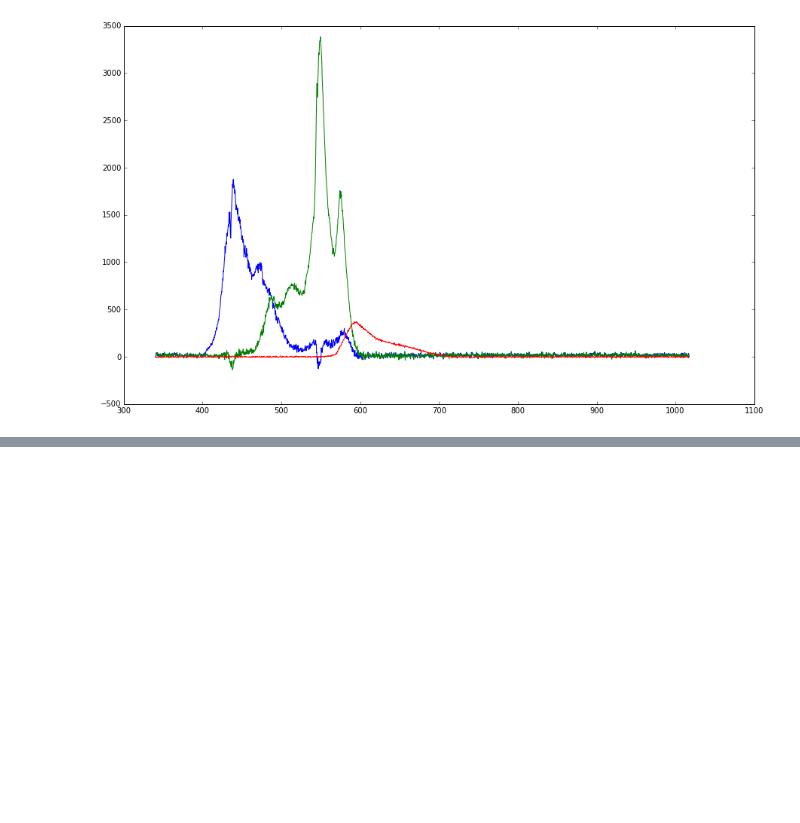
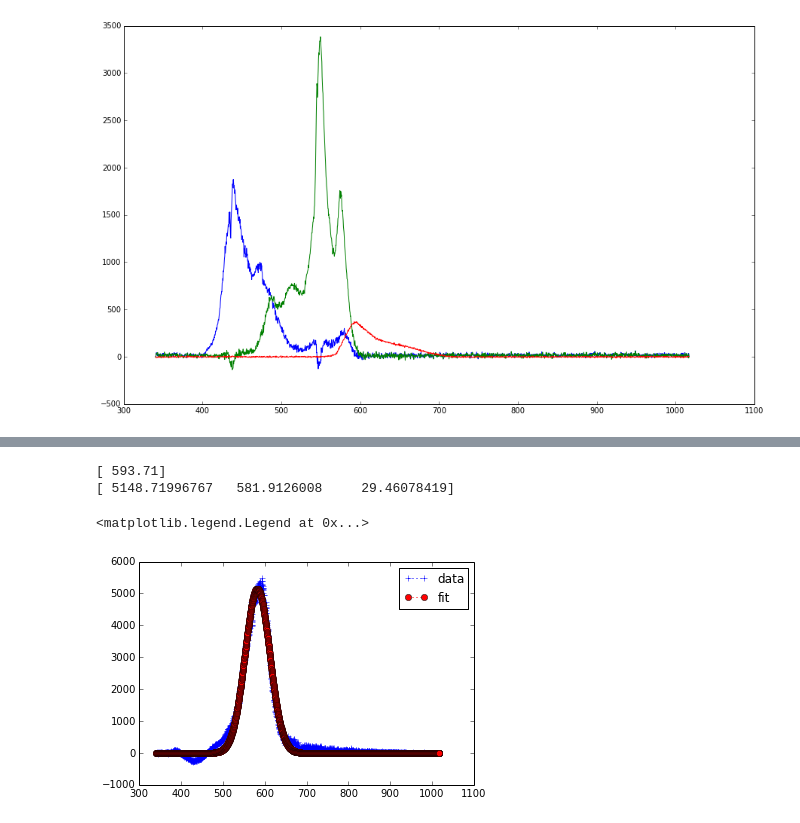
Before and after one commit to rethmecc/Phy411Assignments, a Jupyter notebook: RenewableEnergy.ipynb, the cells around one changed output, grey strips where cells are left out. Saved outputs shown, nothing was run; the diff lists cells and outputs as text; code cells hidden in the pictures; blank space fills up the shorter version.

```diff
--- a/RenewableEnergy.ipynb
+++ b/RenewableEnergy.ipynb
@@ -207,0 +384,21 @@ IndexError: list assignment index out of range
+# %%
+def gaus(x,a,x0,sigma):
+    return a*exp(-(x-x0)**2/(2*sigma**2))
+n = len(Full[:,0])
+loc=np.where(peak1==max(peak1))[0]
+mean=Full[loc,0]
+print mean
+sigma = np.std(peak1*1240./Full[:,0])
+popt,pcov = curve_fit(gaus,Full[:,0],peak1*1240./Full[:,0],p0=[5500,mean,sigma])
+
+print popt
+
+fig,ax=plt.subplots(1,1)
+ax.plot(Full[:,0],peak1*1240./Full[:,0],'b+:',label='data')
+ax.plot(Full[:,0],gaus(Full[:,0],*popt),'ro:',label='fit')
+ax.legend()
+# %% [output]
+[ 593.71]
+[ 5148.71996767   581.9126008     29.46078419]
+<matplotlib.legend.Legend at 0x...>
+[figure, added]
```
Also changed, not shown: parts of 9 cells of this notebook, 21 other files.
